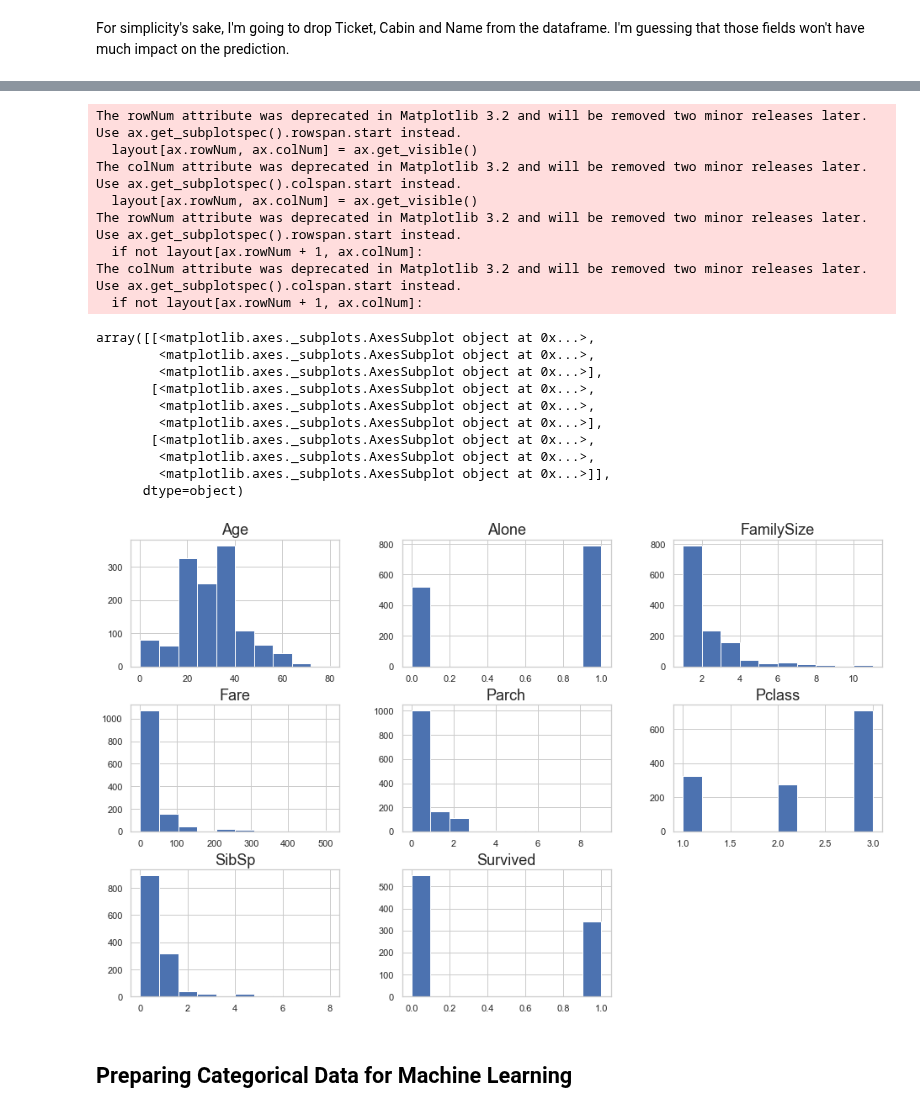
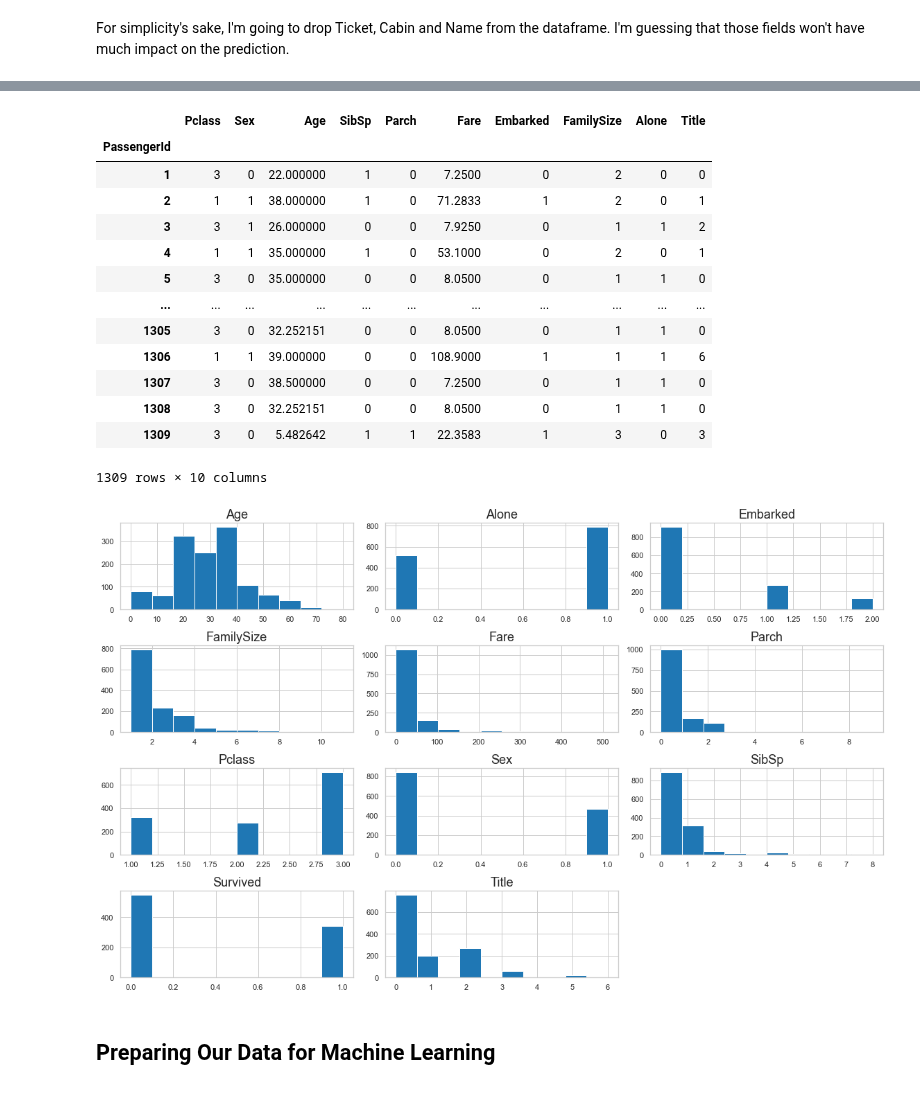
Before and after one commit to wcneill/ml-from-scratch, a Jupyter notebook: kaggle/titanic/titanic_ml.ipynb, the cells around one changed output, grey strips where cells are left out. Drawn from its saved outputs; the diff is of its cells as text; code cells hidden in the pictures.

```diff
--- a/kaggle/titanic/titanic_ml.ipynb
+++ b/kaggle/titanic/titanic_ml.ipynb
@@ -6,11 +6,16 @@ import re # regular expressions!
 import numpy as np
 import pandas as pd
 
+# data and statistics libraries
+import sklearn.preprocessing as pre
+
 # visualization libraries
 import matplotlib.pyplot as plt
+import matplotlib as mpl
 import seaborn as sns
 
 # Set-up default visualization parameters
+mpl.rcParams['figure.figsize'] = [16,10]
 viz_dict = {
     'figure.figsize':[16, 10],
     'axes.titlesize':18,
@@ -275,4 +280,4 @@ So we see that our missing ticket fare for Mr. Thomas Story is now filled in. Ou
 # %% [markdown]
 For simplicity's sake, I'm going to drop Ticket, Cabin and Name from the dataframe. I'm guessing that those fields won't have much impact on the prediction.
 # %%
-df.loc[df.Embarked.isnull(), 'Embarked'] = str(df.Embarked.mode())
+df.loc[df.Embarked.isnull(), 'Embarked'] = df.Embarked.mode()[0]
@@ -279,26 +290,39 @@ df.loc[df.Embarked.isnull(), 'Embarked'] = str(df.Embarked.mode())
+# %%
+# Dropping columns we don't plan to use:
+df.drop(['Ticket', 'Name', 'LName', 'Cabin'], axis=1, inplace=True)
+
+# Converting categorical data to numbers:
+df['Sex'], int2class_sex = pd.factorize(df.Sex)
+df['Title'], int2class_title = pd.factorize(df.Title)
+df['Embarked'], int2class_embarked = pd.factorize(df.Embarked)
+
+# To get the categorical data back, simply use the following:
+int2class_sex.take(df.Sex)
+
+# Let's take a look at our now all numerical data:
+df
+# %% [output]
+|  | Pclass | Sex | Age | SibSp | Parch | Fare | Embarked | FamilySize | Alone | Title |
+| PassengerId |  |  |  |  |  |  |  |  |  |  |
+| 1 | 3 | 0 | 22.000000 | 1 | 0 | 7.2500 | 0 | 2 | 0 | 0 |
+| 2 | 1 | 1 | 38.000000 | 1 | 0 | 71.2833 | 1 | 2 | 0 | 1 |
+| 3 | 3 | 1 | 26.000000 | 0 | 0 | 7.9250 | 0 | 1 | 1 | 2 |
+| 4 | 1 | 1 | 35.000000 | 1 | 0 | 53.1000 | 0 | 2 | 0 | 1 |
+| 5 | 3 | 0 | 35.000000 | 0 | 0 | 8.0500 | 0 | 1 | 1 | 0 |
+| ... | ... | ... | ... | ... | ... | ... | ... | ... | ... | ... |
+| 1305 | 3 | 0 | 32.252151 | 0 | 0 | 8.0500 | 0 | 1 | 1 | 0 |
+| 1306 | 1 | 1 | 39.000000 | 0 | 0 | 108.9000 | 1 | 1 | 1 | 6 |
+| 1307 | 3 | 0 | 38.500000 | 0 | 0 | 7.2500 | 0 | 1 | 1 | 0 |
+| 1308 | 3 | 0 | 32.252151 | 0 | 0 | 8.0500 | 0 | 1 | 1 | 0 |
+| 1309 | 3 | 0 | 5.482642 | 1 | 1 | 22.3583 | 1 | 3 | 0 | 3 |
+1309 rows × 10 columns
 # %%
-pd.concat([df, survival], axis=1).hist()
-# plt.tight_layout(pad=1)
+comb_df = pd.concat([df, survival], axis=1)
+comb_df.hist()
+plt.tight_layout(pad=1)
+plt.show()
 # %% [output]
-The rowNum attribute was deprecated in Matplotlib 3.2 and will be removed two minor releases later. Use ax.get_subplotspec().rowspan.start instead.
-  layout[ax.rowNum, ax.colNum] = ax.get_visible()
-The colNum attribute was deprecated in Matplotlib 3.2 and will be removed two minor releases later. Use ax.get_subplotspec().colspan.start instead.
-  layout[ax.rowNum, ax.colNum] = ax.get_visible()
-The rowNum attribute was deprecated in Matplotlib 3.2 and will be removed two minor releases later. Use ax.get_subplotspec().rowspan.start instead.
-  if not layout[ax.rowNum + 1, ax.colNum]:
-The colNum attribute was deprecated in Matplotlib 3.2 and will be removed two minor releases later. Use ax.get_subplotspec().colspan.start instead.
-  if not layout[ax.rowNum + 1, ax.colNum]:
-array([[<matplotlib.axes._subplots.AxesSubplot object at 0x...>,
-        <matplotlib.axes._subplots.AxesSubplot object at 0x...>,
-        <matplotlib.axes._subplots.AxesSubplot object at 0x...>],
-       [<matplotlib.axes._subplots.AxesSubplot object at 0x...>,
-        <matplotlib.axes._subplots.AxesSubplot object at 0x...>,
-        <matplotlib.axes._subplots.AxesSubplot object at 0x...>],
-       [<matplotlib.axes._subplots.AxesSubplot object at 0x...>,
-        <matplotlib.axes._subplots.AxesSubplot object at 0x...>,
-        <matplotlib.axes._subplots.AxesSubplot object at 0x...>]],
-      dtype=object)
-[figure, old version]
+[figure, new version]
 # %% [markdown]
-## Preparing Categorical Data for Machine Learning
+## Preparing Our Data for Machine Learning
 # %% [markdown]
```
Also changed, not shown: parts of 18 cells of this notebook.
